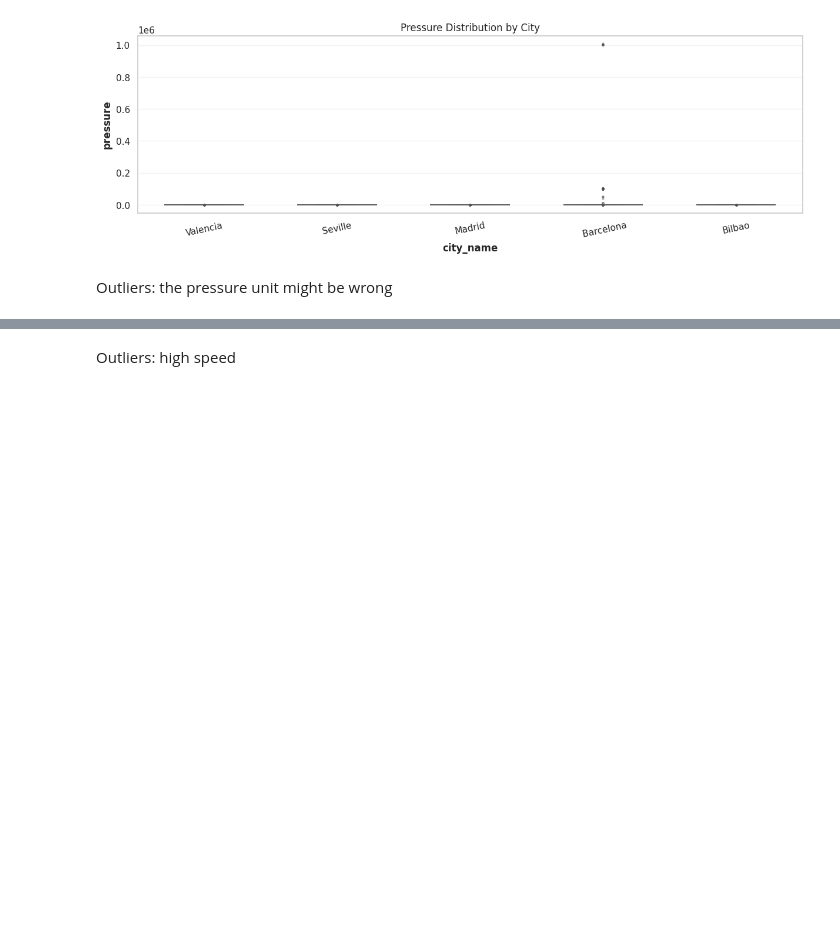
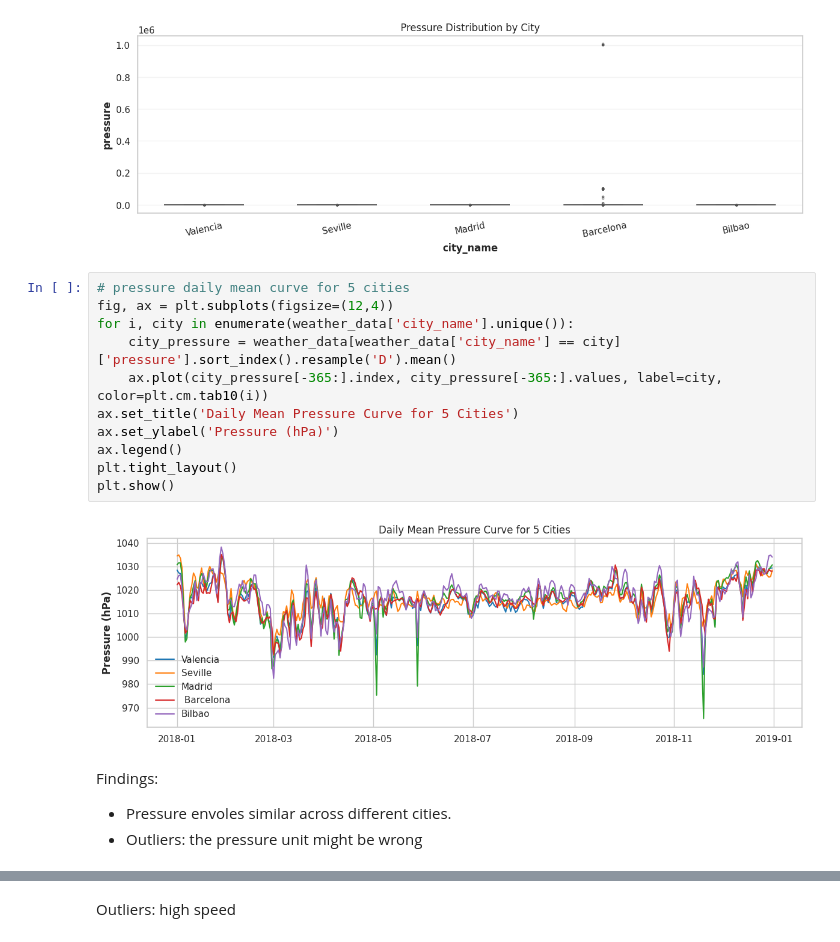
Before and after one commit to Jackson00Han/Energy_Market_Forecasting, a Jupyter notebook: hourly_energy_demand_forecasting.ipynb, the cells around one changed output, grey strips where cells are left out. Cells and saved outputs as stored; diff of their text form; blank space fills up the shorter version.

```diff
--- a/hourly_energy_demand_forecasting.ipynb
+++ b/hourly_energy_demand_forecasting.ipynb
@@ -809,8 +826,23 @@ ez_box(weather_data, 'city_name', 'pressure', 'Pressure Distribution by City')
 # %% [output]
 <Axes: title={'center': 'Pressure Distribution by City'}, xlabel='city_name', ylabel='pressure'>
 [figure]
-# %% [markdown]
-Outliers: the pressure unit might be wrong
+# %%
+# pressure daily mean curve for 5 cities
+fig, ax = plt.subplots(figsize=(12,4))
+for i, city in enumerate(weather_data['city_name'].unique()):
+    city_pressure = weather_data[weather_data['city_name'] == city]['pressure'].sort_index().resample('D').mean()
+    ax.plot(city_pressure[-365:].index, city_pressure[-365:].values, label=city, color=plt.cm.tab10(i))
+ax.set_title('Daily Mean Pressure Curve for 5 Cities')
+ax.set_ylabel('Pressure (hPa)')
+ax.legend()
+plt.tight_layout()
+plt.show()
+# %% [output]
+[figure, added]
+# %% [markdown]
+Findings:
+- Pressure envoles similar across different cities.
+- Outliers: the pressure unit might be wrong
 # %%
 # visualization of wind speed data
 ez_box(weather_data, 'city_name', 'wind_speed', 'Wind Speed Distribution by City')
```
Also changed, not shown: parts of 52 cells of this notebook.
